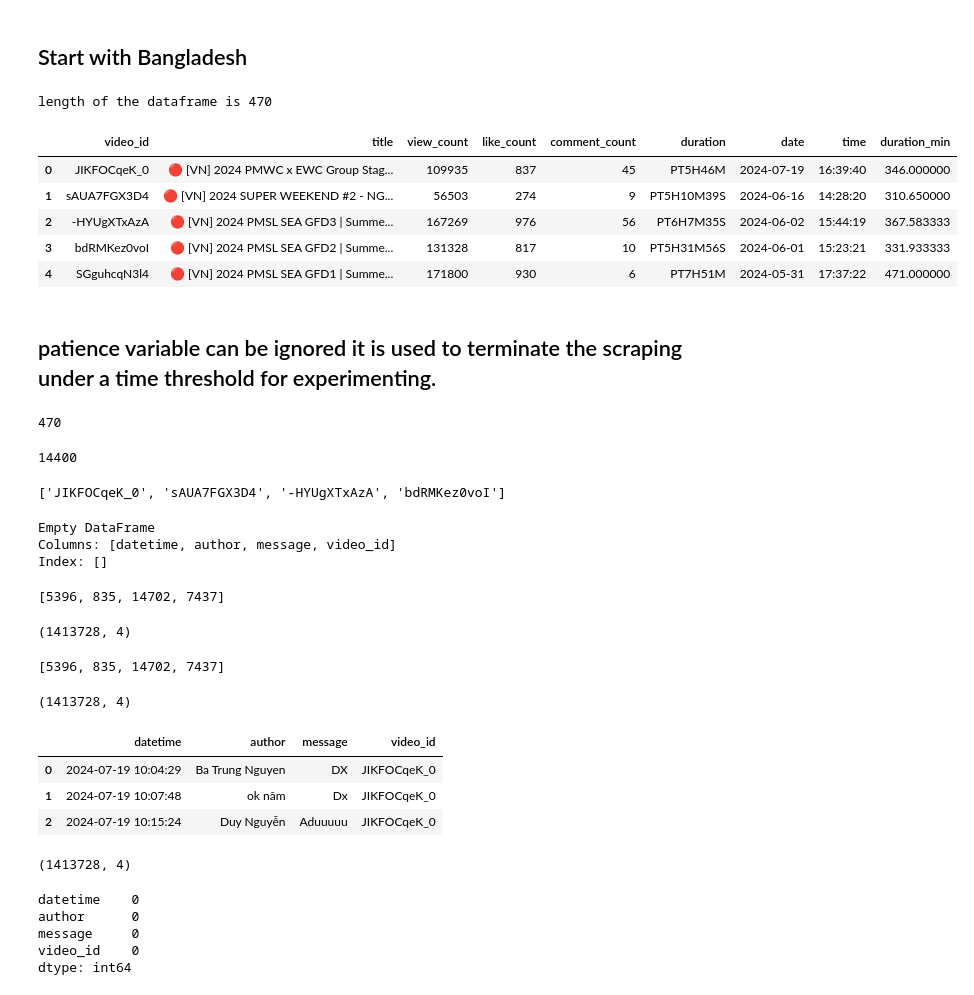
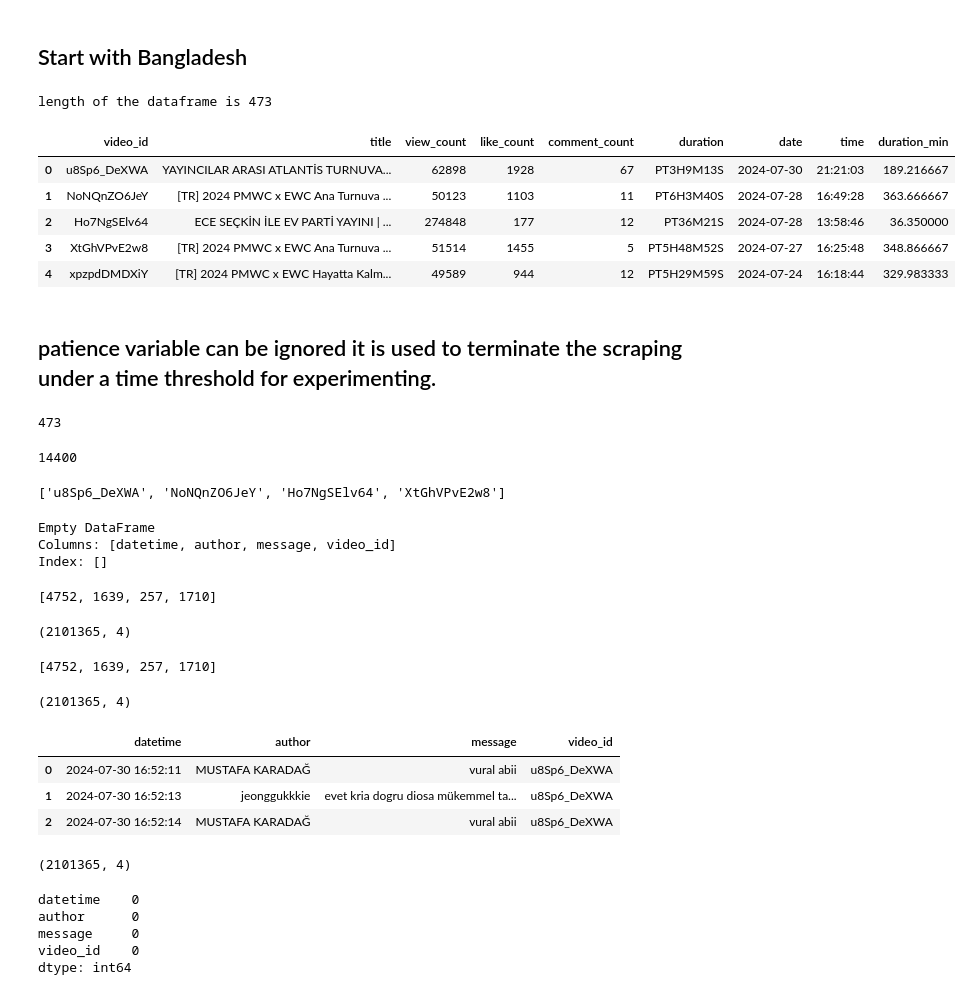
Before and after one commit to oitik/Esports-The-Future, a Jupyter notebook: live-chat-scrape-v2.ipynb, the cells around one changed output. Cells and saved outputs as stored; diff of their text form; code cells hidden in the pictures.

Commit message:
Kaggle Notebook | live_chat_scrape_v2 | turkey all live chats

```diff
--- a/live-chat-scrape-v2.ipynb
+++ b/live-chat-scrape-v2.ipynb
@@ -133,19 +133,19 @@ df.shape
 # %% [markdown]
 ## Start with Bangladesh
 # %%
-bd_vinfo = pd.read_csv('/kaggle/input/esports-data/video_information/vietnam_video_info.csv')
+bd_vinfo = pd.read_csv('/kaggle/input/esports-data/video_information/turkey_video_info.csv')
 
 print(f'length of the dataframe is {len(bd_vinfo)}')
 
 bd_vinfo.head(5)
 # %% [output]
-length of the dataframe is 470
+length of the dataframe is 473
 |  | video_id | title | view_count | like_count | comment_count | duration | date | time | duration_min |
-| 0 | JIKFOCqeK_0 | 🔴 [VN] 2024 PMWC x EWC Group Stag... | 109935 | 837 | 45 | PT5H46M | 2024-07-19 | 16:39:40 | 346.000000 |
-| 1 | sAUA7FGX3D4 | 🔴 [VN] 2024 SUPER WEEKEND #2 - NG... | 56503 | 274 | 9 | PT5H10M39S | 2024-06-16 | 14:28:20 | 310.650000 |
-| 2 | -HYUgXTxAzA | 🔴 [VN] 2024 PMSL SEA GFD3 | Summe... | 167269 | 976 | 56 | PT6H7M35S | 2024-06-02 | 15:44:19 | 367.583333 |
-| 3 | bdRMKez0voI | 🔴 [VN] 2024 PMSL SEA GFD2 | Summe... | 131328 | 817 | 10 | PT5H31M56S | 2024-06-01 | 15:23:21 | 331.933333 |
-| 4 | SGguhcqN3l4 | 🔴 [VN] 2024 PMSL SEA GFD1 | Summe... | 171800 | 930 | 6 | PT7H51M | 2024-05-31 | 17:37:22 | 471.000000 |
+| 0 | u8Sp6_DeXWA | YAYINCILAR ARASI ATLANTİS TURNUVA... | 62898 | 1928 | 67 | PT3H9M13S | 2024-07-30 | 21:21:03 | 189.216667 |
+| 1 | NoNQnZO6JeY | [TR] 2024 PMWC x EWC Ana Turnuva ... | 50123 | 1103 | 11 | PT6H3M40S | 2024-07-28 | 16:49:28 | 363.666667 |
+| 2 | Ho7NgSElv64 | ECE SEÇKİN İLE EV PARTİ YAYINI | ... | 274848 | 177 | 12 | PT36M21S | 2024-07-28 | 13:58:46 | 36.350000 |
+| 3 | XtGhVPvE2w8 | [TR] 2024 PMWC x EWC Ana Turnuva ... | 51514 | 1455 | 5 | PT5H48M52S | 2024-07-27 | 16:25:48 | 348.866667 |
+| 4 | xpzpdDMDXiY | [TR] 2024 PMWC x EWC Hayatta Kalm... | 49589 | 944 | 12 | PT5H29M59S | 2024-07-24 | 16:18:44 | 329.983333 |
 # %% [markdown]
 ## patience variable can be ignored it is used to terminate the scraping under a time threshold for experimenting.
 # %%
@@ -157,13 +157,13 @@ for i in range(len(bd_vinfo)):
 print(len(sconfigs))
 sconfigs[1].patience
 # %% [output]
-470
+473
 14400
 # %%
 video_ids = list(bd_vinfo['video_id'])
 video_ids[:4]
 # %% [output]
-['JIKFOCqeK_0', 'sAUA7FGX3D4', '-HYUgXTxAzA', 'bdRMKez0voI']
+['u8Sp6_DeXWA', 'NoNQnZO6JeY', 'Ho7NgSElv64', 'XtGhVPvE2w8']
 # %%
 ## keep an array to track the data frame length of each iteration
 
@@ -198,26 +198,26 @@ Index: []
 print(track[:4])
 main_df.shape
 # %% [output]
-[5396, 835, 14702, 7437]
+[4752, 1639, 257, 1710]
-(1413728, 4)
+(2101365, 4)
 # %%
 print(track[:4])
 main_df.shape
 # %% [output]
-[5396, 835, 14702, 7437]
+[4752, 1639, 257, 1710]
-(1413728, 4)
+(2101365, 4)
 # %%
 main_df.head(3)
 # %% [output]
 |  | datetime | author | message | video_id |
-| 0 | 2024-07-19 10:04:29 | Ba Trung Nguyen | DX | JIKFOCqeK_0 |
-| 1 | 2024-07-19 10:07:48 | ok năm | Dx | JIKFOCqeK_0 |
-| 2 | 2024-07-19 10:15:24 | Duy Nguyễn | Aduuuuu | JIKFOCqeK_0 |
+| 0 | 2024-07-30 16:52:11 | MUSTAFA KARADAĞ | vural abii | u8Sp6_DeXWA |
+| 1 | 2024-07-30 16:52:13 | jeonggukkkie | evet kria dogru diosa mükemmel ta... | u8Sp6_DeXWA |
+| 2 | 2024-07-30 16:52:14 | MUSTAFA KARADAĞ | vural abii | u8Sp6_DeXWA |
 # %%
 # main_df.drop_duplicates(inplace=True)
 main_df.shape
 # %% [output]
-(1413728, 4)
+(2101365, 4)
 # %%
 main_df.isna().sum()
 # %% [output]
```
Also changed, not shown: parts of 2 cells of this notebook.
